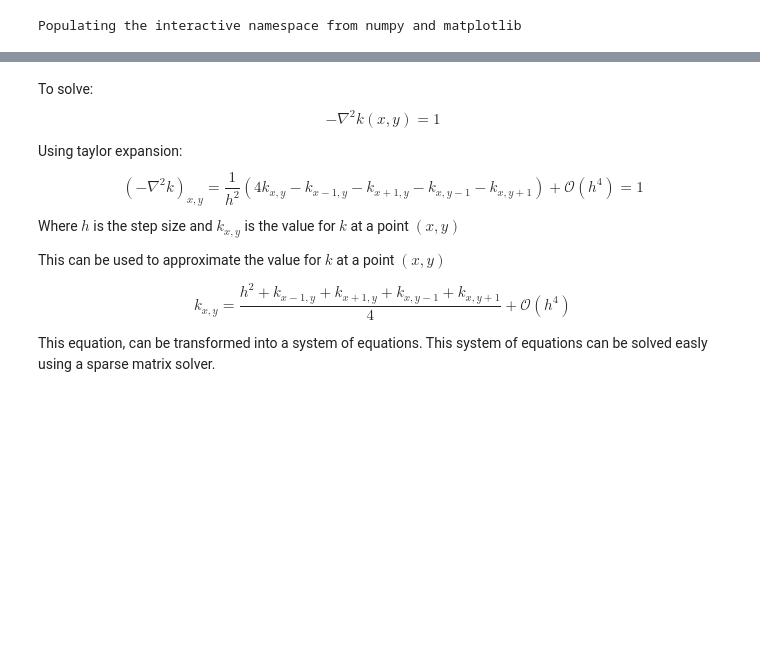
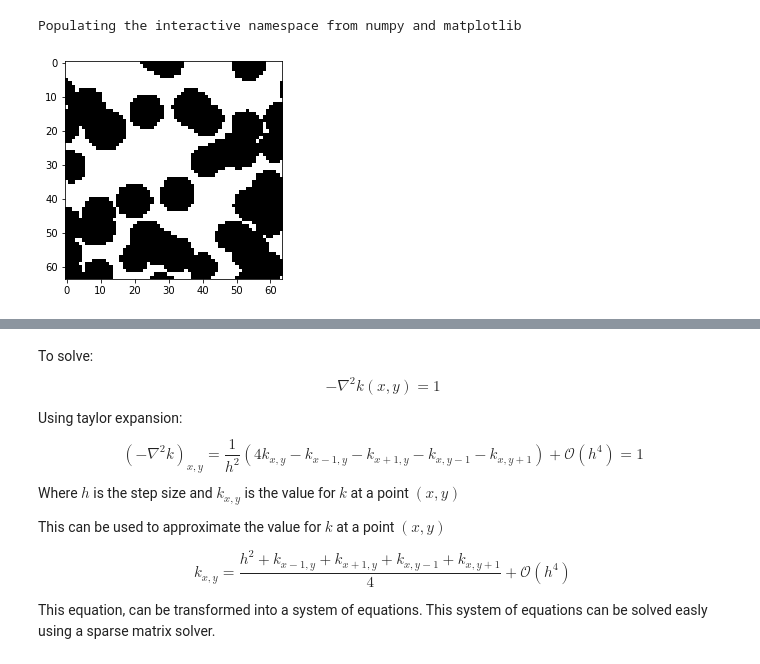
Before and after one commit to Yannicked/permeability-machine-learning, a Jupyter notebook: generate_images.ipynb, the cells around one changed output, grey strips where cells are left out. Cells and saved outputs as stored; diff of their text form; code cells hidden in the pictures; blank space fills up the shorter version.

```diff
--- a/generate_images.ipynb
+++ b/generate_images.ipynb
@@ -255,6 +255,15 @@ def generate_image_gaussian_periodic(width, height, sigma = 3, threshold = 0.5):
     i = i < threshold
 
     return i.reshape(width, height)
+# %%
+def show_overlapping_sphere_generator():
+    i = generate_image_normal(64, 64, 50, 5, 0.5)
+    plt.imshow(i, cmap='gray')
+    plt.savefig('images/overlapping_sphere_example_rad5.pdf', bbox_inches='tight')
+
+show_overlapping_sphere_generator()
+# %% [output]
+[figure, added]
 # %%
 def show_gaussian_generator():
     width, height = (64,64)
```
Also changed, not shown: parts of 6 cells of this notebook, 4 other files.
